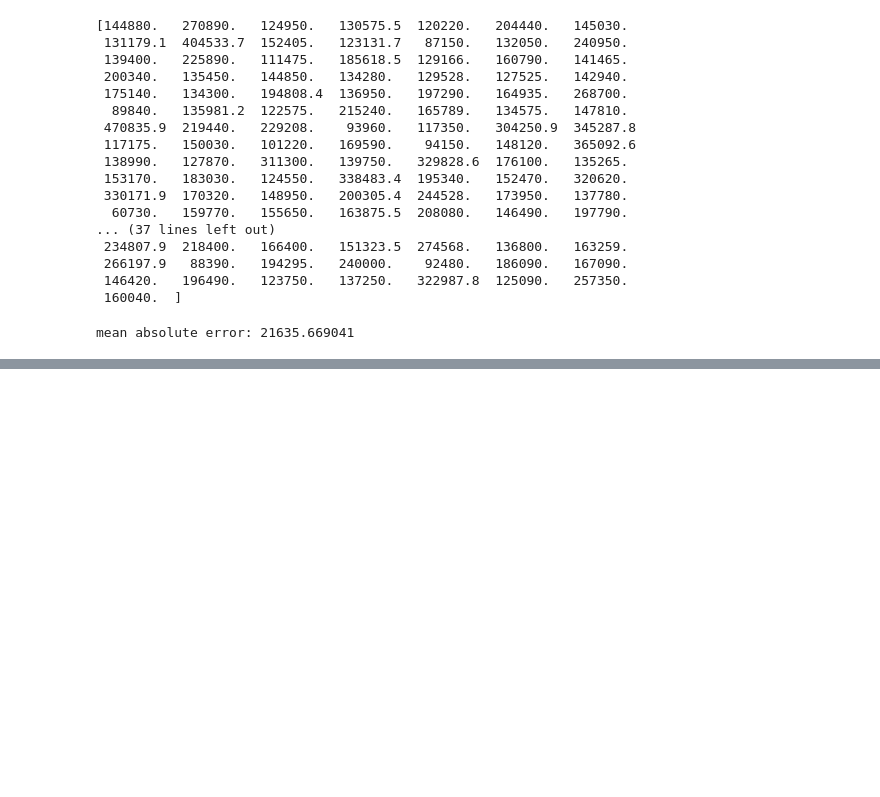
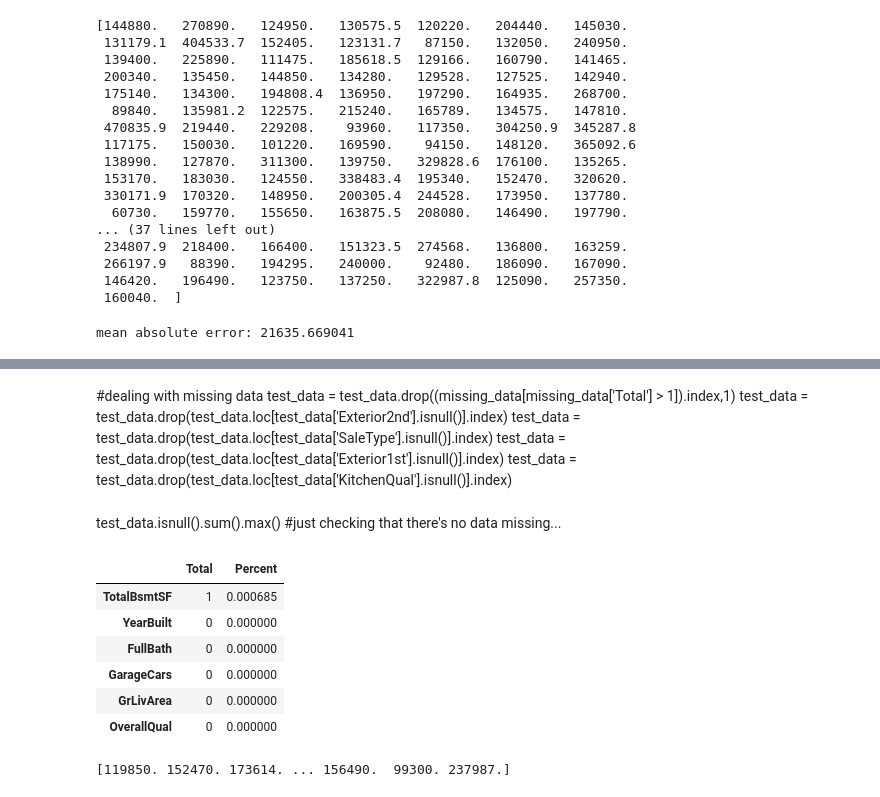
Before and after one commit to hagan420/predicting-prices-with-RFs, a Jupyter notebook: work 2.ipynb, the cells around one changed output, grey strips where cells are left out. Saved outputs shown, nothing was run; the diff lists cells and outputs as text; code cells hidden in the pictures; blank space fills up the shorter version.

Commit message:
Update work 2.ipynb
kaggle score 0.17545
modelled without checking normality and homoscedasticity

```diff
--- a/work 2.ipynb
+++ b/work 2.ipynb
@@ -343,0 +346,3 @@ mean absolute error: 21635.669041
+# %%
+test_path = (r'C:\Users\samha\Documents\Samuel_ZroNet\Me\python\Jupyter files\House Pricing Project\test.csv')
+test_data = pd.read_csv(test_path)
@@ -343,0 +355,26 @@ mean absolute error: 21635.669041
+# %% [markdown]
+#dealing with missing data
+test_data = test_data.drop((missing_data[missing_data['Total'] > 1]).index,1)
+test_data = test_data.drop(test_data.loc[test_data['Exterior2nd'].isnull()].index)
+test_data = test_data.drop(test_data.loc[test_data['SaleType'].isnull()].index)
+test_data = test_data.drop(test_data.loc[test_data['Exterior1st'].isnull()].index)
+test_data = test_data.drop(test_data.loc[test_data['KitchenQual'].isnull()].index)
+# %% [markdown]
+test_data.isnull().sum().max() #just checking that there's no data missing...
+# %%
+# create test_X which comes from test_data but includes only the columns you used for prediction.
+# The list of columns is stored in a variable called features
+test_X = test_data[houseprices_features]
+# %%
+total = test_X.isnull().sum().sort_values(ascending=False)
+percent = (test_X.isnull().sum()/test_X.isnull().count()).sort_values(ascending=False)
+missing_data = pd.concat([total, percent], axis=1, keys=['Total', 'Percent'])
+missing_data.head(20)
+# %% [output]
+|  | Total | Percent |
+| TotalBsmtSF | 1 | 0.000685 |
+| YearBuilt | 0 | 0.000000 |
+| FullBath | 0 | 0.000000 |
+| GarageCars | 0 | 0.000000 |
+| GrLivArea | 0 | 0.000000 |
+| OverallQual | 0 | 0.000000 |
@@ -343,0 +394,4 @@ mean absolute error: 21635.669041
+# %%
+print(test_preds)
+# %% [output]
+[119850. 152470. 173614. ... 156490.  99300. 237987.]
```
Also changed, not shown: parts of 5 cells of this notebook.
